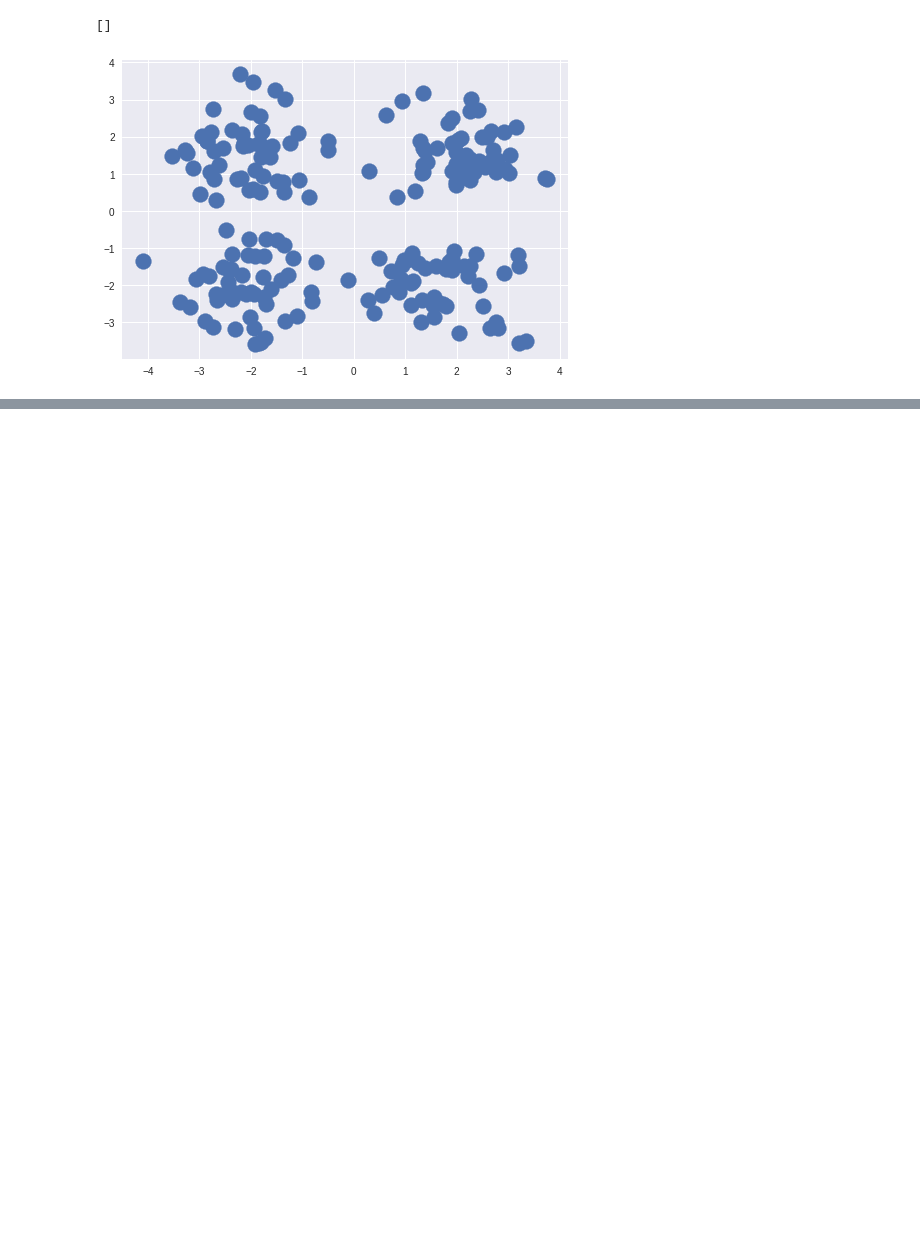
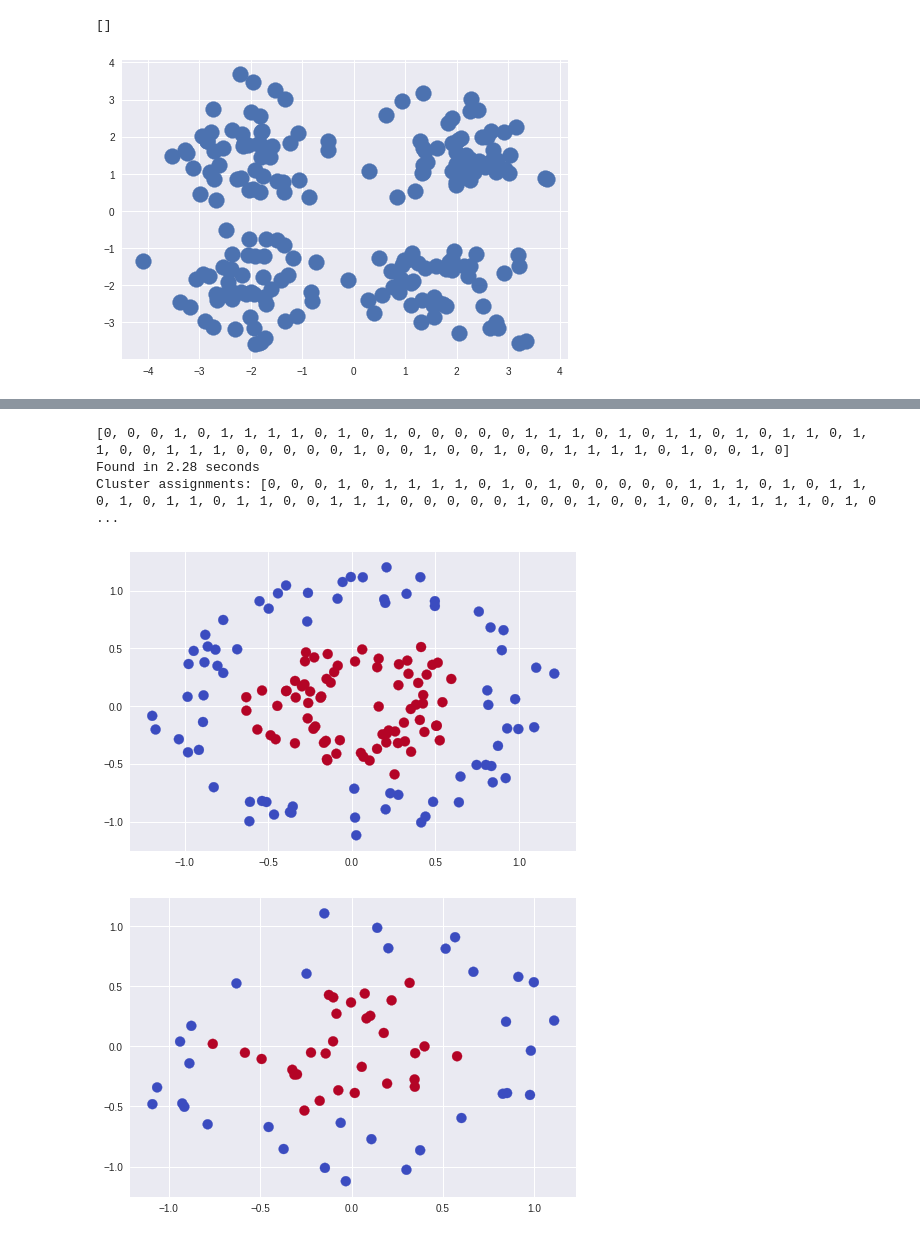
Before and after one commit to ygw365/dl, a Jupyter notebook: dl.ipynb, the cells around one changed output, grey strips where cells are left out. Drawn from its saved outputs; the diff is of its cells as text; code cells hidden in the pictures; blank space fills up the shorter version.

```diff
--- a/dl.ipynb
+++ b/dl.ipynb
@@ -376,0 +650,53 @@ plt.plot()
+# %%
+import tensorflow as tf
+import numpy as np
+import time
+
+import matplotlib
+import matplotlib.pyplot as plt
+
+from sklearn.datasets.samples_generator import make_circles
+
+N=210
+K=2
+# Maximum number of iterations, if the conditions are not met
+MAX_ITERS = 1000
+cut=int(N*0.7)
+
+start = time.time()
+
+data, features = make_circles(n_samples=N, shuffle=True, noise= 0.12, factor=0.4)
+tr_data, tr_features= data[:cut], features[:cut]
+te_data,te_features=data[cut:], features[cut:]
+
+fig, ax = plt.subplots()
+ax.scatter(tr_data.transpose()[0], tr_data.transpose()[1], marker = 'o', s = 100, c = tr_features, cmap=plt.cm.coolwarm )
+plt.plot()
+
+points=tf.Variable(data)
+cluster_assignments = tf.Variable(tf.zeros([N], dtype=tf.int64))
+
+sess = tf.Session()
+sess.run(tf.initialize_all_variables())
+
+test=[]
+
+for i, j in zip(te_data, te_features):
+    distances = tf.reduce_sum(tf.square(tf.subtract(i , tr_data)),reduction_indices=1)
+    neighbor = tf.math.argmin(distances,0)
+    test.append(tr_features[sess.run(neighbor)])
+print(test)
+fig, ax = plt.subplots()
+ax.scatter(te_data.transpose()[0], te_data.transpose()[1], marker = 'o', s = 100,
+ c = test, cmap=plt.cm.coolwarm )
+plt.plot()
+
+end = time.time()
+print ("Found in %.2f seconds" % (end-start))
+print ("Cluster assignments:", test)
+# %% [output]
+[0, 0, 0, 1, 0, 1, 1, 1, 1, 0, 1, 0, 1, 0, 0, 0, 0, 0, 1, 1, 1, 0, 1, 0, 1, 1, 0, 1, 0, 1, 1, 0, 1, 1, 0, 0, 1, 1, 1, 0, 0, 0, 0, 0, 1, 0, 0, 1, 0, 0, 1, 0, 0, 1, 1, 1, 1, 0, 1, 0, 0, 1, 0]
+Found in 2.28 seconds
+Cluster assignments: [0, 0, 0, 1, 0, 1, 1, 1, 1, 0, 1, 0, 1, 0, 0, 0, 0, 0, 1, 1, 1, 0, 1, 0, 1, 1, 0, 1, 0, 1, 1, 0, 1, 1, 0, 0, 1, 1, 1, 0, 0, 0, 0, 0, 1, 0, 0, 1, 0, 0, 1, 0, 0, 1, 1, 1, 1, 0, 1, 0 ...
+[figure, added]
+[figure, added]
```
Also changed, not shown: parts of 12 cells of this notebook.
